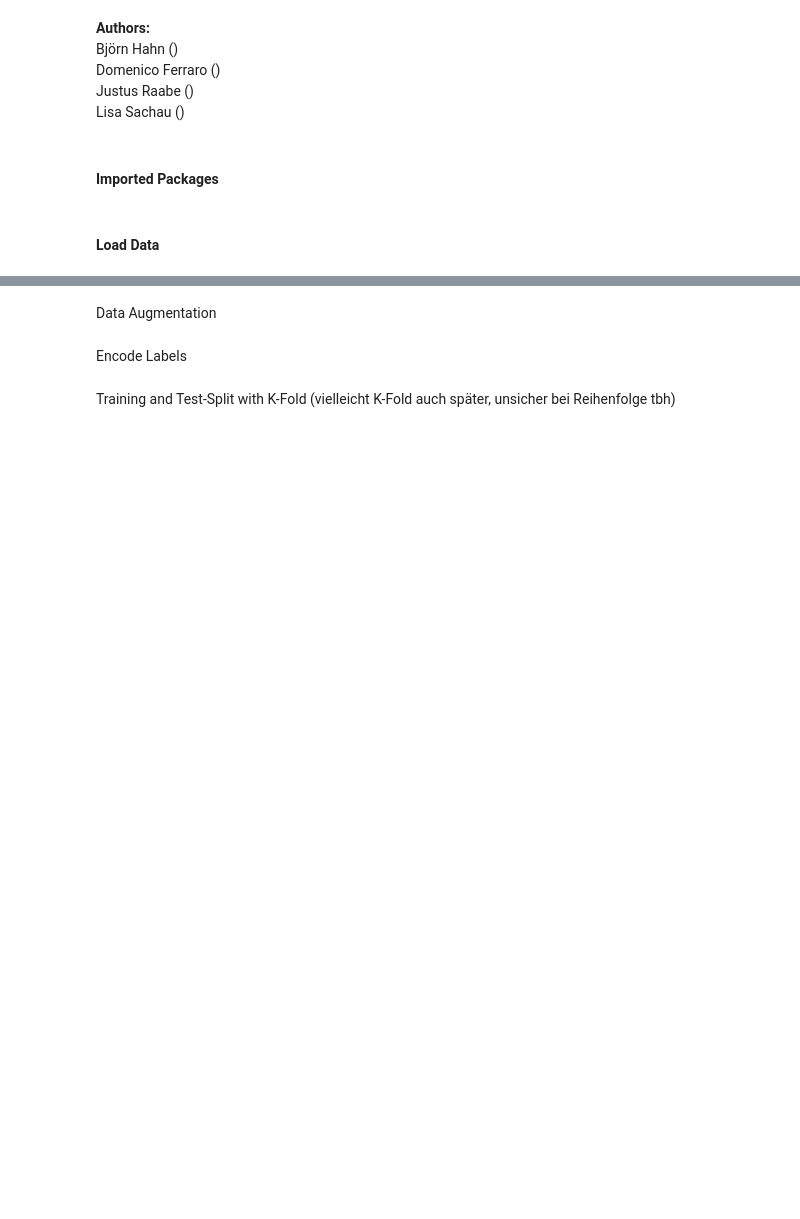
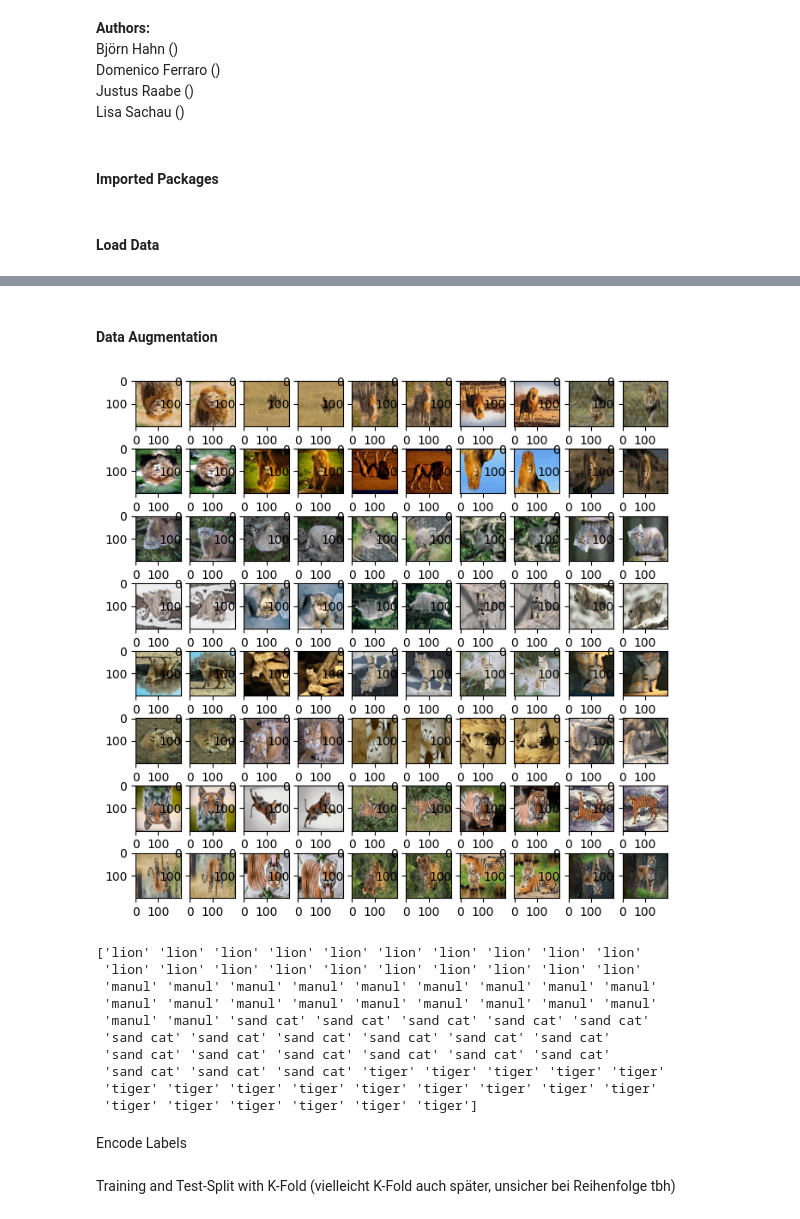
Before and after one commit to D0dizzle/Machine-and-Deep-Learning, a Jupyter notebook: Prüfung.ipynb, the cells around one changed output, grey strips where cells are left out. Saved outputs shown, nothing was run; the diff lists cells and outputs as text; code cells hidden in the pictures; blank space fills up the shorter version.

Commit message:
Image Augmentation vorbereitet  und 2. Notebook angepasst

```diff
--- a/Prüfung.ipynb
+++ b/Prüfung.ipynb
@@ -68,2 +66,0 @@ Shape of images array: (20, 200, 200, 3)
-# %% [markdown]
-Data Augmentation
@@ -72,3 +67,39 @@ Data Augmentation
+# %% [markdown]
+#### Data Augmentation
+# %%
+def augment_images(images, labels):
+    aug_images = []
+    aug_labels = []
+    for i, row in enumerate(images):
+        aug_images.append(images[i])
+        aug_labels.append(labels[i])
+        aug_images.append(np.flipud(row))
+        aug_labels.append(labels[i])
+    return aug_images, aug_labels
+
+a_images_e, a_labels_e = augment_images(aimages_e, labels_e)
+aug_images_e = func.images_to_array(a_images_e)
+aug_labels_e = func.images_to_array(a_labels_e)
+
+fig = plt.figure(figsize=(8, 8))
+rows, columns = 8, 10
+for i in range(aug_images_e.shape[0]):
+    fig.add_subplot(rows, columns, i+1)
+    plt.imshow(aug_images_e[i, ...])
+plt.show()
+print(aug_labels_e)
+# %% [output]
+[figure, added]
+['lion' 'lion' 'lion' 'lion' 'lion' 'lion' 'lion' 'lion' 'lion' 'lion'
+ 'lion' 'lion' 'lion' 'lion' 'lion' 'lion' 'lion' 'lion' 'lion' 'lion'
+ 'manul' 'manul' 'manul' 'manul' 'manul' 'manul' 'manul' 'manul' 'manul'
+ 'manul' 'manul' 'manul' 'manul' 'manul' 'manul' 'manul' 'manul' 'manul'
+ 'manul' 'manul' 'sand cat' 'sand cat' 'sand cat' 'sand cat' 'sand cat'
+ 'sand cat' 'sand cat' 'sand cat' 'sand cat' 'sand cat' 'sand cat'
+ 'sand cat' 'sand cat' 'sand cat' 'sand cat' 'sand cat' 'sand cat'
+ 'sand cat' 'sand cat' 'sand cat' 'tiger' 'tiger' 'tiger' 'tiger' 'tiger'
+ 'tiger' 'tiger' 'tiger' 'tiger' 'tiger' 'tiger' 'tiger' 'tiger' 'tiger'
+ 'tiger' 'tiger' 'tiger' 'tiger' 'tiger' 'tiger']
 # %% [markdown]
 Encode Labels
 # %%
```
Also changed, not shown: parts of 2 cells of this notebook, 1 other file.
